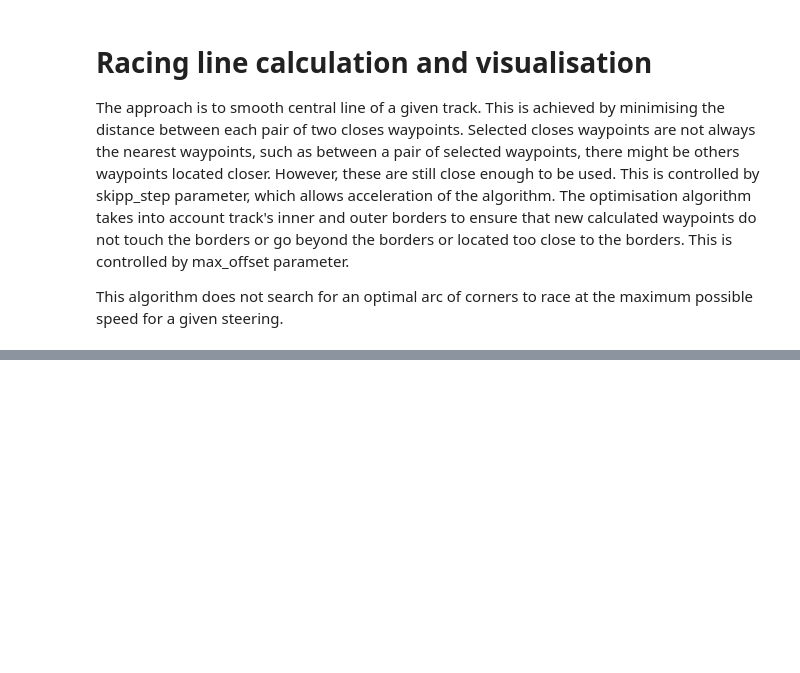
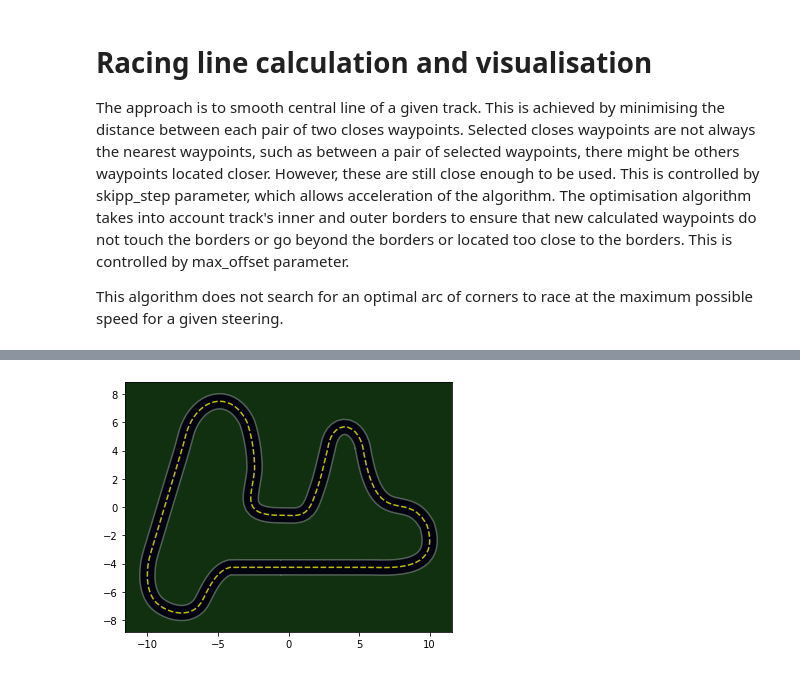
Before and after one commit to dp770/aws_deepracer_worksheet, a Jupyter notebook: src/racing_line.ipynb, the cells around one changed output, grey strips where cells are left out. Saved outputs shown, nothing was run; the diff lists cells and outputs as text; code cells hidden in the pictures; blank space fills up the shorter version.

```diff
--- a/src/racing_line.ipynb
+++ b/src/racing_line.ipynb
@@ -24,6 +24,7 @@ def load_track_definition(track_name):
     module = importlib.util.module_from_spec(spec)
     spec.loader.exec_module(module)
     return module.track_width, np.asarray(module.track_original)
+
 
 def calc_track_borders(track_width, center_line):
     delta_x = (np.roll(center_line[:,0], 1) - np.roll(center_line[:,0], -1))
@@ -44,6 +45,7 @@ def calc_track_borders(track_width, center_line):
     outer_border = np.vstack((outer_border_x, outer_border_y)).T
     return inner_border, outer_border
 
+GENERATE_IMAGE_FILES = False
 track_files = glob.glob("../tracks/*.npy")
 track_names = list(map(lambda x: os.path.basename(x).split(".npy")[0], track_files))
 print("Available tracks:")
@@ -76,34 +99,37 @@ def plot_track(smooth_line, inner_border, outer_border, center_line = None):
     ax.plot(outer_border[:,0], outer_border[:,1], 'w-', alpha=0.3, label = 'outer_border')
     ax.fill_between(outer_border[:,0], outer_border[:,1], outer_border[:+1,1], facecolor="#03030f")
     ax.fill_between(inner_border[:,0], inner_border[:,1], inner_border[:+1,1], facecolor="#103010")
     fig.tight_layout()
     plt.axis('scaled')
     return plt
 
 
 def show_smooth_line(smooth_cline, center_line, inner_border, outer_border):
     # These should be the same
     np_smooth_cline = np.asarray(smooth_cline)
     length_of_center_line = 0.0
     for i in range(1, len(center_line)):
         length_of_center_line += calc_distance(center_line[i - 1], center_line[i])
     length_of_smooth_cline = 0.0
     for i in range(1, len(smooth_cline)):
         length_of_smooth_cline += calc_distance(smooth_cline[i - 1], smooth_cline[i])
     for i in range(1, len(smooth_cline)):
         border_width = calc_distance(center_line[i], inner_border[i])
         racing_width = calc_distance(center_line[i], smooth_cline[i])
         if racing_width > border_width:
             print("WARNING: Racing line is off border: ", "\nborder width =",border_width, "\nracing width =", racing_width)
         break
     print("Original line length: %0.2f" % length_of_center_line)
     print("New race line length: %0.2f" % length_of_smooth_cline)
     return plot_track(np_smooth_cline, inner_border, outer_border, center_line)
 
 
 track = plot_track(center_line, inner_border, outer_border)
-track.savefig("../tracks/%s.png" % TRACK_NAME, bbox_inches='tight', dpi=200)
+if GENERATE_IMAGE_FILES:
+    track.savefig("../tracks/%s.png" % TRACK_NAME, bbox_inches='tight', dpi=200)
 track.show()
+# %% [output]
+[figure, added]
 # %%
 # maximum allowed offset of racing line from central line in percentage
 RACING_LINE_VS_CENTRAL_LINE = 0.90
```
Also changed, not shown: parts of 6 cells of this notebook.
